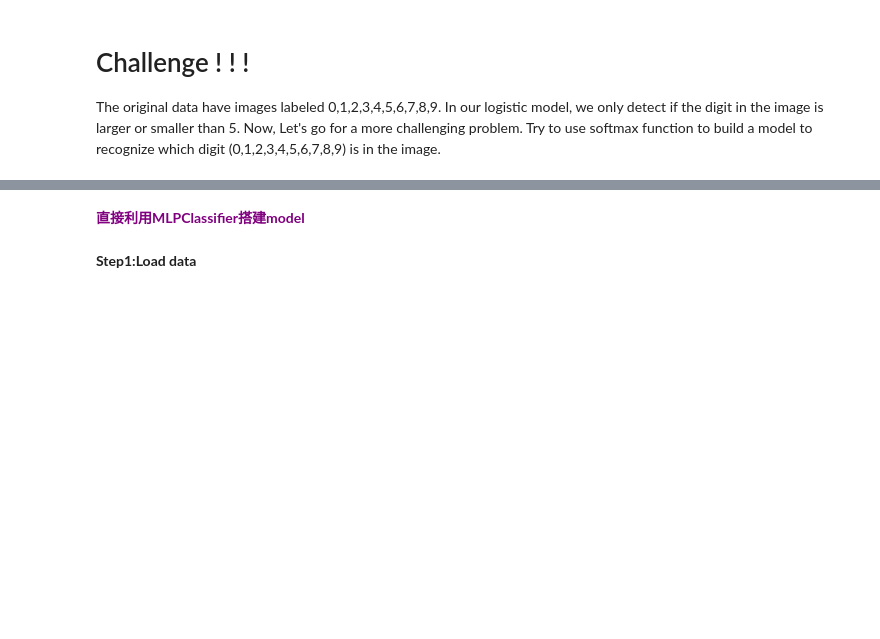
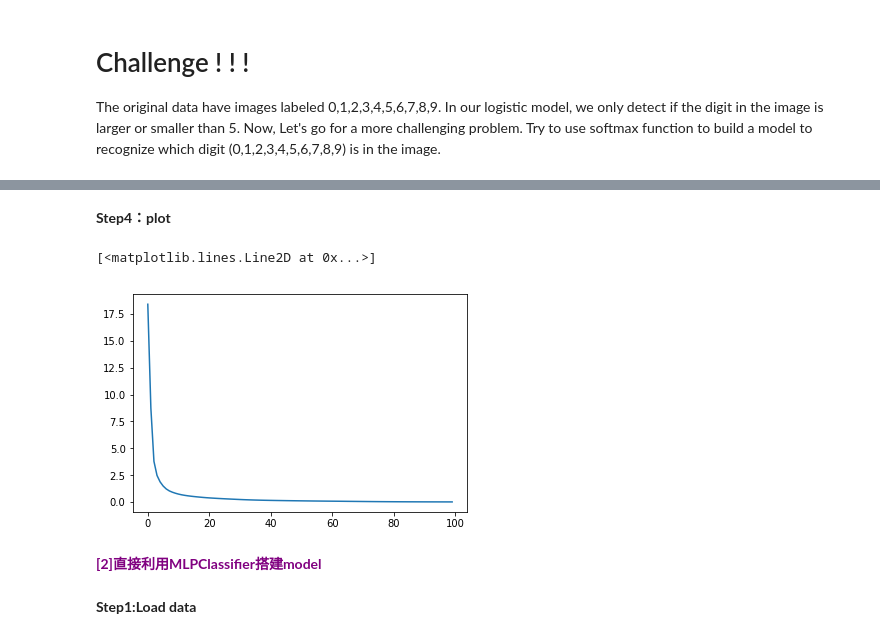
Before and after one commit to cloudwy/NLP, a Jupyter notebook: 04/Assignment-04.ipynb, the cells around one changed output, grey strips where cells are left out. Drawn from its saved outputs; the diff is of its cells as text; code cells hidden in the pictures; blank space fills up the shorter version.

```diff
--- a/04/Assignment-04.ipynb
+++ b/04/Assignment-04.ipynb
@@ -502,0 +570,17 @@ The original data have images labeled 0,1,2,3,4,5,6,7,8,9. In our logistic model
+# %%
+def initialize_parameters(dim,num_class):
+    '''
+    Argument: dim -- size of the w vector
+
+    Returns:
+    w -- initialized vector of shape (dim,num_class)
+    b -- initializaed verctor of shape(1,num_class)
+    '''
+
+    w = np.random.randn(dim,num_class)
+    b = np.zeros((1,num_class))
+    return w,b
+# %%
+#Test
+w,b = initialize_parameters(64,10)
+np.dot(X_train,w).T.shape
@@ -502,0 +677,23 @@ The original data have images labeled 0,1,2,3,4,5,6,7,8,9. In our logistic model
+# %%
+def predict(w, b, X,num_class):
+    '''
+    Predict the label belonging to 0-9 using learned logistic regression parameters (w, b)
+
+    Arguments:
+    w -- weights
+    b -- bias
+    X -- data
+    num_class -- the number of classes
+
+    Returns:
+    Y_prediction -- a numpy array (vector) containing all predictions for the examples in X
+    '''
+    m,dim = X.shape
+    Y_prediction = np.zeros((1,m))
+    w = w.reshape(dim,num_class)
+
+    A = softmax(np.dot(X,w)+b)
+    Y_prediction = np.argmax(A,axis=1)
+    assert(Y_prediction.shape == (m,))
+
+    return Y_prediction
@@ -502,0 +749,2 @@ The original data have images labeled 0,1,2,3,4,5,6,7,8,9. In our logistic model
+# %%
+r = model(X_train, y_train, X_test, y_test, num_class=10, num_iterations=10000, learning_rate=0.01,print_cost=True)
@@ -503,5 +769,12 @@ The original data have images labeled 0,1,2,3,4,5,6,7,8,9. In our logistic model
+# %% [markdown]
+**Step4：plot**
+# %%
+ plt.plot(range(len(r["costs"])),r["costs"])
+# %% [output]
+[<matplotlib.lines.Line2D at 0x...>]
+[figure, added]
 # %% [markdown]
-<font color='purple'>**直接利用MLPClassifier搭建model**
+<font color='purple'>**[2]直接利用MLPClassifier搭建model**
 # %% [markdown]
 **Step1:Load data**
 # %%
```
Also changed, not shown: parts of 39 cells of this notebook, 1 other file.
